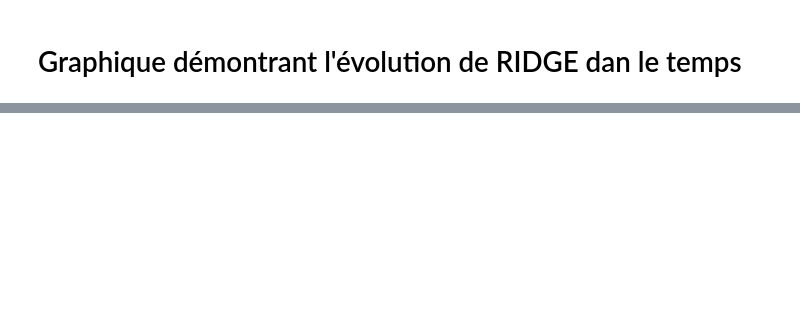
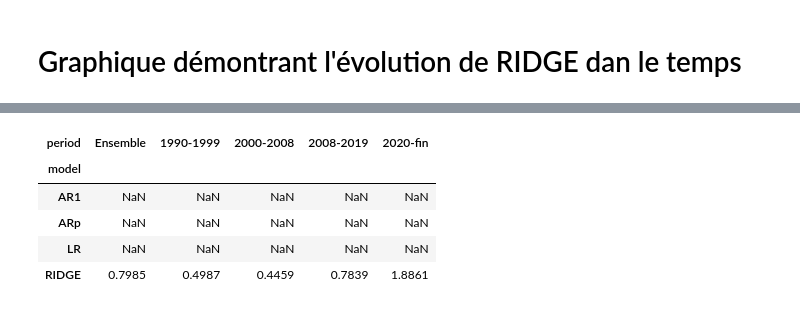
Before and after one commit to MitaDataAI/Explainable_AI_Forecast_and_explain_the_Unemployment_of_USA, a Jupyter notebook: 3_notebook/ML Experiment/1_5_Experiment_RIDGE.ipynb, the cells around one changed output, grey strips where cells are left out. Cells and saved outputs as stored; diff of their text form; code cells hidden in the pictures; blank space fills up the shorter version.

Commit message:
RIDGE comparion with another models

```diff
--- a/3_notebook/ML Experiment/1_5_Experiment_RIDGE.ipynb
+++ b/3_notebook/ML Experiment/1_5_Experiment_RIDGE.ipynb
@@ -437,0 +722,31 @@ Traceback (most recent call last):
+# %%
+wide = to_wide_from_oos(
+    df_ar1=df_ar1,
+    df_arp=df_arp,
+    df_lr=df_lr,
+    bkt_ridge_final=bkt_ridge_final
+)
+
+segments = [
+    ("1990-01-01", "1999-12-31", "1990-1999"),
+    ("2000-01-01", "2008-12-31", "2000-2008"),
+    ("2008-01-01", "2019-12-31", "2008-2019"),
+    ("2020-01-01", None,         "2020-fin"),
+]
+
+table_pivot = make_mae_dm_pivot(
+    wide=wide,
+    segments=segments,
+    methods=["AR1", "ARp", "LR", "RIDGE"],
+    dm_lags=11,          # h-1 si h=12
+    add_dm=True
+)
+
+display(table_pivot)
+# %% [output]
+| period | Ensemble | 1990-1999 | 2000-2008 | 2008-2019 | 2020-fin |
+| model |  |  |  |  |  |
+| AR1 | NaN | NaN | NaN | NaN | NaN |
+| ARp | NaN | NaN | NaN | NaN | NaN |
+| LR | NaN | NaN | NaN | NaN | NaN |
+| RIDGE | 0.7985 | 0.4987 | 0.4459 | 0.7839 | 1.8861 |
```
Also changed, not shown: parts of 12 cells of this notebook, 21 other files.
